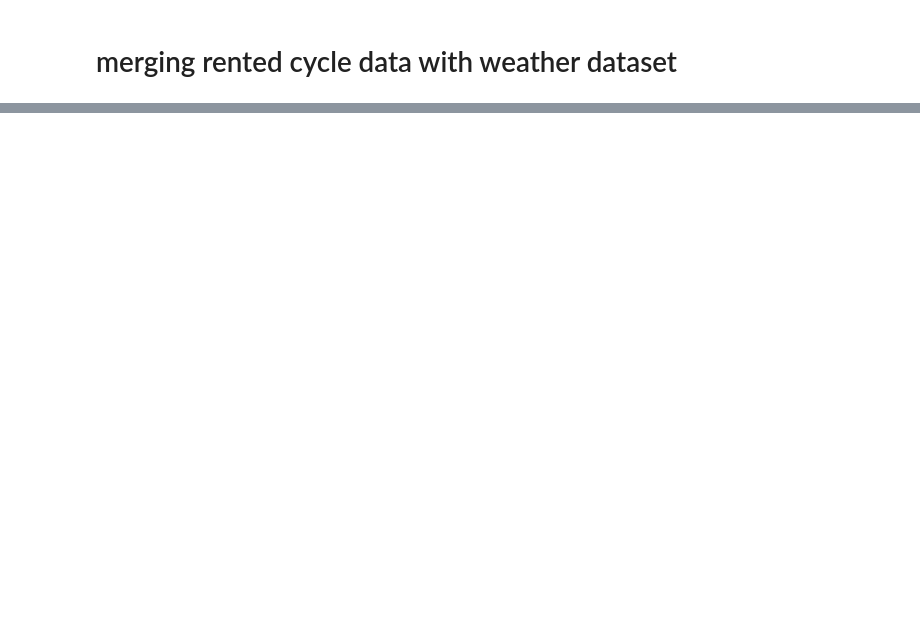
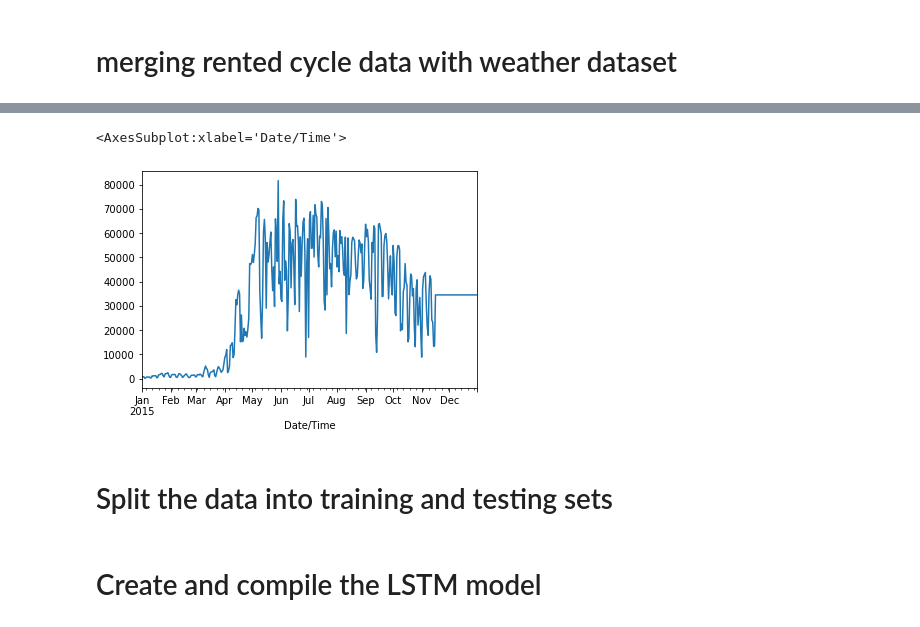
Before and after one commit to vishalsingh3363/DataPoem, a Jupyter notebook: Vishal_singh_jupyter_notebook.ipynb, the cells around one changed output, grey strips where cells are left out. Saved outputs shown, nothing was run; the diff lists cells and outputs as text; code cells hidden in the pictures; blank space fills up the shorter version.

```diff
--- a/Vishal_singh_jupyter_notebook.ipynb
+++ b/Vishal_singh_jupyter_notebook.ipynb
@@ -264,0 +331,3 @@ df_check.head()
+# %%
+# Setting the 'Date/Time' column as the index
+df_check.set_index('Date/Time', inplace=True)
@@ -265,2 +345,5 @@ df_check.head()
 # %% [markdown]
 # merging rented cycle data with weather dataset
+# %%
+merged_df = df_new.merge(df_check, left_index=True, right_index=True, how='outer')
+merged_df.tail()
@@ -266,0 +361,6 @@ df_check.head()
+# %%
+# Dropping columns from index 10 to the last column
+merged_df.drop(merged_df.columns[10:-1], axis=1, inplace=True)
+
+# Print the DataFrame after dropping columns
+merged_df.tail()
@@ -266,0 +377,6 @@ df_check.head()
+# %%
+# Calculating the mean of the column
+column_median = merged_df['total_rental'].median()
+
+# Filling NaN values in total_rental with the mean
+merged_df['total_rental'].fillna(column_median, inplace=True)
@@ -266,0 +423,9 @@ df_check.head()
+# %%
+#Cyclic plot of total rental
+temp = merged_df['total_rental']
+temp.plot()
+# %% [output]
+<AxesSubplot:xlabel='Date/Time'>
+[figure, added]
+# %% [markdown]
+# Split the data into training and testing sets
@@ -266,0 +439,2 @@ df_check.head()
+# %% [markdown]
+# Create and compile the LSTM model
```
Also changed, not shown: parts of 29 cells of this notebook, 1 other file.
